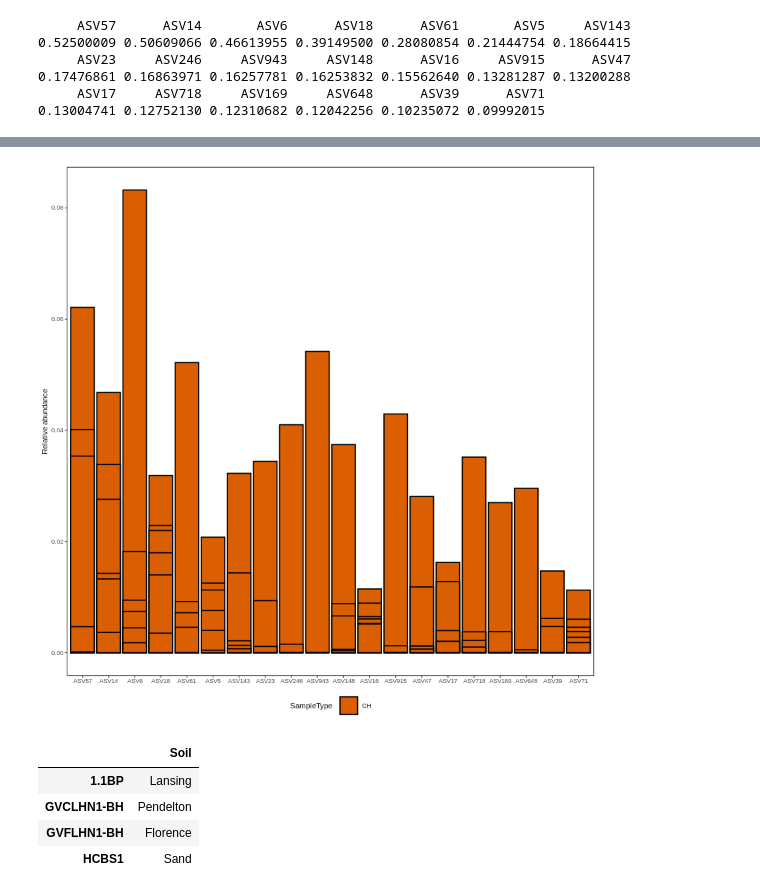
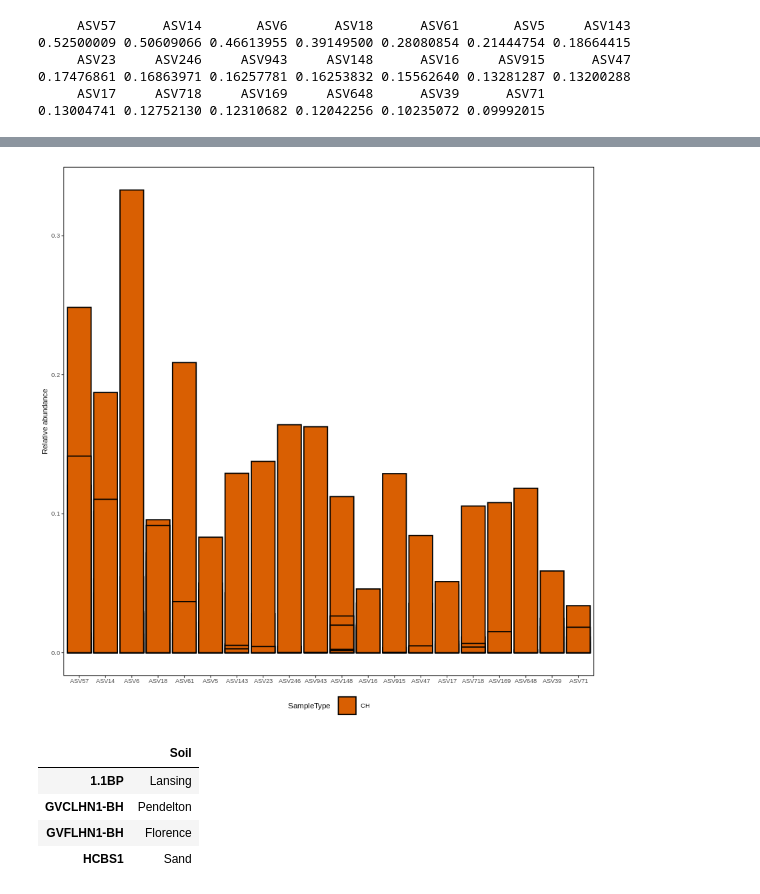
Before and after one commit to bdemmett/Hyphosphere, a Jupyter notebook: notebooks/MiSeqRuns/9-3EXP_HigherRankChanges.ipynb, the cells around one changed output, grey strips where cells are left out. Drawn from its saved outputs; the diff is of its cells as text; code cells hidden in the pictures.

```diff
--- a/notebooks/MiSeqRuns/9-3EXP_HigherRankChanges.ipynb
+++ b/notebooks/MiSeqRuns/9-3EXP_HigherRankChanges.ipynb
@@ -235,14 +235,15 @@ tmp = ps %>%
 TopCHOTUs = names(sort(taxa_sums(tmp),TRUE))[1:20]
 
 #prune phyloseq object to just the top taxa and melt into dataframe
-tmp = prune_taxa(TopCHOTUs, tmp) %>%
-    psmelt()
-
-tmp = tmp %>%
+tmp = ps %>%
+    subset_samples(Experiment %in% c(1,2) & Fungus == "Gv" &
+                   SampleType == "CH" & Soil != "Sand" & Treatment == "HN") %>%
+    prune_taxa(TopCHOTUs) %>%
+    psmelt() %>%
     group_by(Experiment, SampleType, Soil, OTU) %>%
-    summarize(mAbundance = mean(Abundance, na.rm = TRUE),
+    summarize(sAbundance = sum(Abundance, na.rm = TRUE),
              sdAbundance = sd(Abundance)) %>%
-            arrange(desc(mAbundance))%>%
+            #arrange(desc(sAbundance))%>%
             mutate(OTU = factor(OTU, levels = TopCHOTUs))
 
 levels(tmp$OTU)
@@ -277,21 +253,21 @@ to avoid conflicts with special phyloseq plot attribute names.”
 # %%
 
 
 #ggplot code, to group bars by experiment rather than sample type, switch position of fill and colour in aes
-ggplot(tmp, aes(x = OTU, y = mAbundance, fill = SampleType))+
+ggplot(tmp, aes(x = OTU, y = sAbundance, fill = SampleType))+
             geom_bar(stat = 'identity', position = position_dodge(), color = "Black")+
             theme_pub() +
             theme(legend.position = 'bottom', axis.title.x = element_blank())+
             ylab("Relative abundance")+
             #scale_x_discrete(limits = rev(levels("Test")))+
             #coord_flip() +
             scale_fill_manual(values = cs) + #c("DarkRed", "Black"))+
             scale_color_manual(values=c('LightGray','Black'))#+
             #facet_wrap(~Soil, ncol = 1)
 
 # tmp
 # %% [output]
-[figure, old version]
+[figure, new version]
 # %%
 # taxa = tax_table(ps) %>% as.data.frame() %>% mutate(ASV = row.names(.))
 # head(taxa)
```
Also changed, not shown: parts of 1 cell of this notebook, 7 other files.
